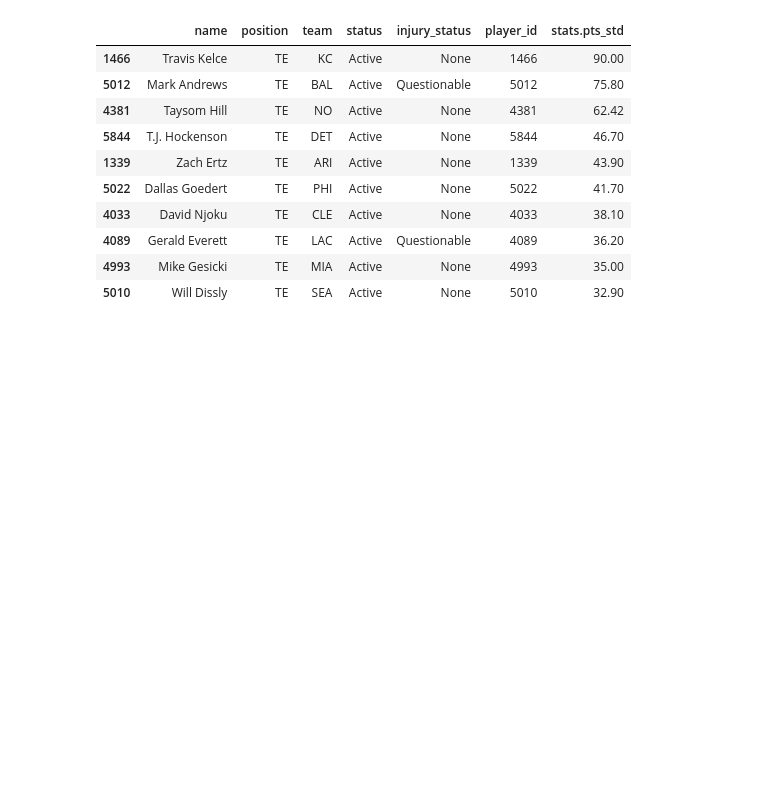
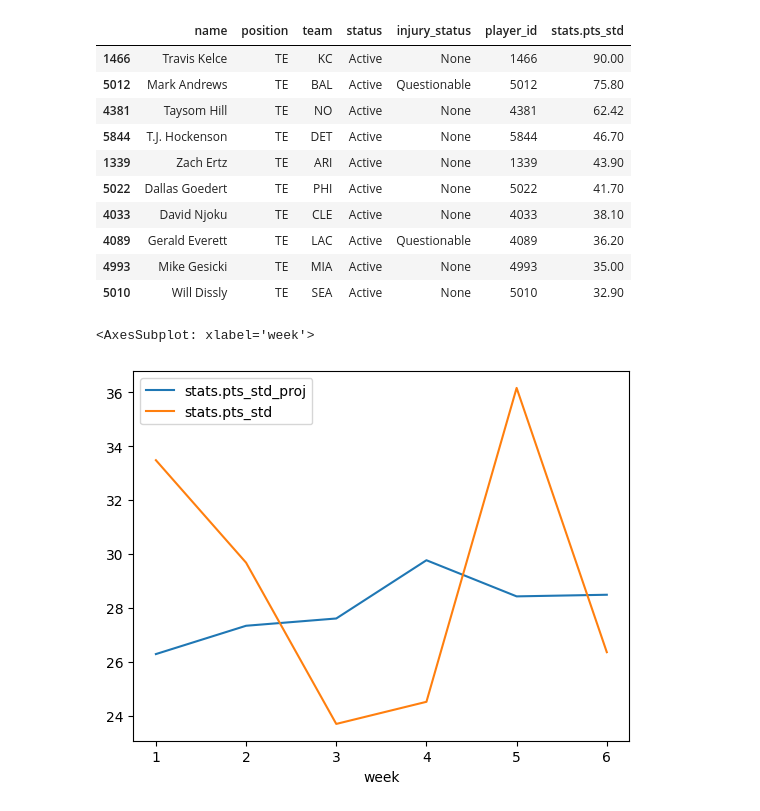
Before and after one commit to hanhossain/football-stats, a Jupyter notebook: fantasyfootball.ipynb, the cells around one changed output. Drawn from its saved outputs; the diff is of its cells as text; code cells hidden in the pictures; blank space fills up the shorter version.

Commit message:
how is a player doing compared to their projected?

```diff
--- a/fantasyfootball.ipynb
+++ b/fantasyfootball.ipynb
@@ -64,3 +79,28 @@ weekly_df.head()
 | 3 | 1 | 2022 | 1067 | WAS | NaN | 17.0 | 70.0 | ... |
 | 4 | 1 | 2022 | 1099 | NYG | NaN | 23.0 | 65.0 | ... |
 5 rows × 224 columns
+# %%
+# get projected weekly stats for 2022
+def get_projected_weekly_stats(season, num_weeks):
+    season_stats = []
+    for week in range(1, num_weeks + 1):
+        weekly = requests.get(f'https://api.sleeper.com/projections/nfl/{season}/{week}?season_type=regular&position[]=DEF&position[]=K&position[]=QB&position[]=RB&position[]=TE&position[]=WR').json()
+        season_stats.extend(weekly)
+    return season_stats
+
+season_stats = get_projected_weekly_stats(season, weeks + 1)
+with open(f'data/projected-weekly-{season}.json', 'w') as f:
+    json.dump(season_stats, f, indent=4)
+# %%
+# load season projected weekly stats
+with open(f'data/projected-weekly-{season}.json') as f:
+    weekly = json.load(f)
+
+# remove player object from stats
+for stat in weekly:
+    del stat['player']
+
+proj_df = pd.json_normalize(weekly).drop(columns=[
+    'team', 'sport', 'season_type', 'company', 'category', 'game_id', 'date', 'last_modified'
+])
+proj_df.head()
@@ -93,3 +141,14 @@ players_df.join(top_tes, how='inner').sort_values(by='stats.pts_std', ascending=
 | 4089 | Gerald Everett | TE | LAC | Active | Questionable | 4089 | 36.20 |
 | 4993 | Mike Gesicki | TE | MIA | Active | None | 4993 | 35.00 |
 | 5010 | Will Dissly | TE | SEA | Active | None | 5010 | 32.90 |
+# %%
+# Question: How is a player doing compared to their projected?
+
+player = players_df[players_df['name'] == 'Josh Allen']
+player_stats = weekly_df.join(player, on='player_id', rsuffix='1', how='inner')[['player_id', 'stats.pts_std', 'week']]
+player_proj = proj_df.join(player, on='player_id', rsuffix='1', how='inner')[['player_id', 'stats.pts_std', 'week']]
+stats = player_proj.join(player_stats.set_index('week'), on='week', lsuffix='_proj', how='left')[['week', 'stats.pts_std_proj', 'stats.pts_std']]
+stats.plot(x='week', y=['stats.pts_std_proj', 'stats.pts_std'])
+# %% [output]
+<AxesSubplot: xlabel='week'>
+[figure, added]
```
Also changed, not shown: parts of 3 cells of this notebook.
